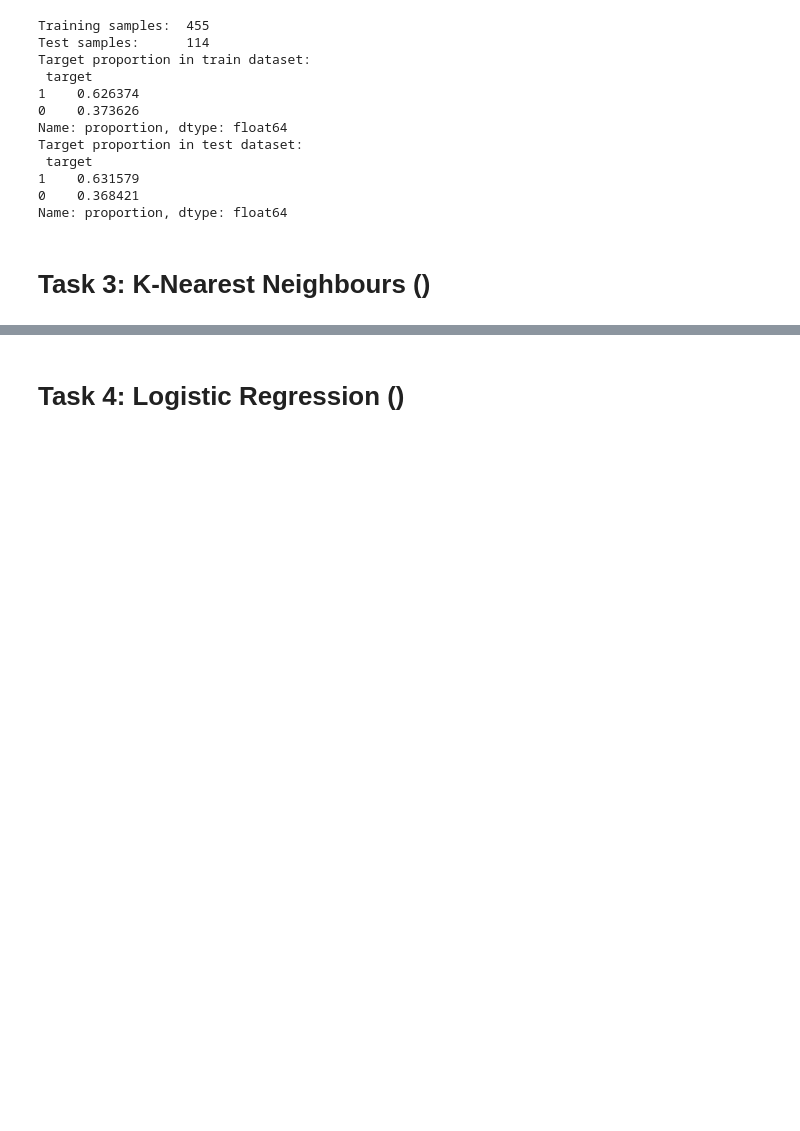
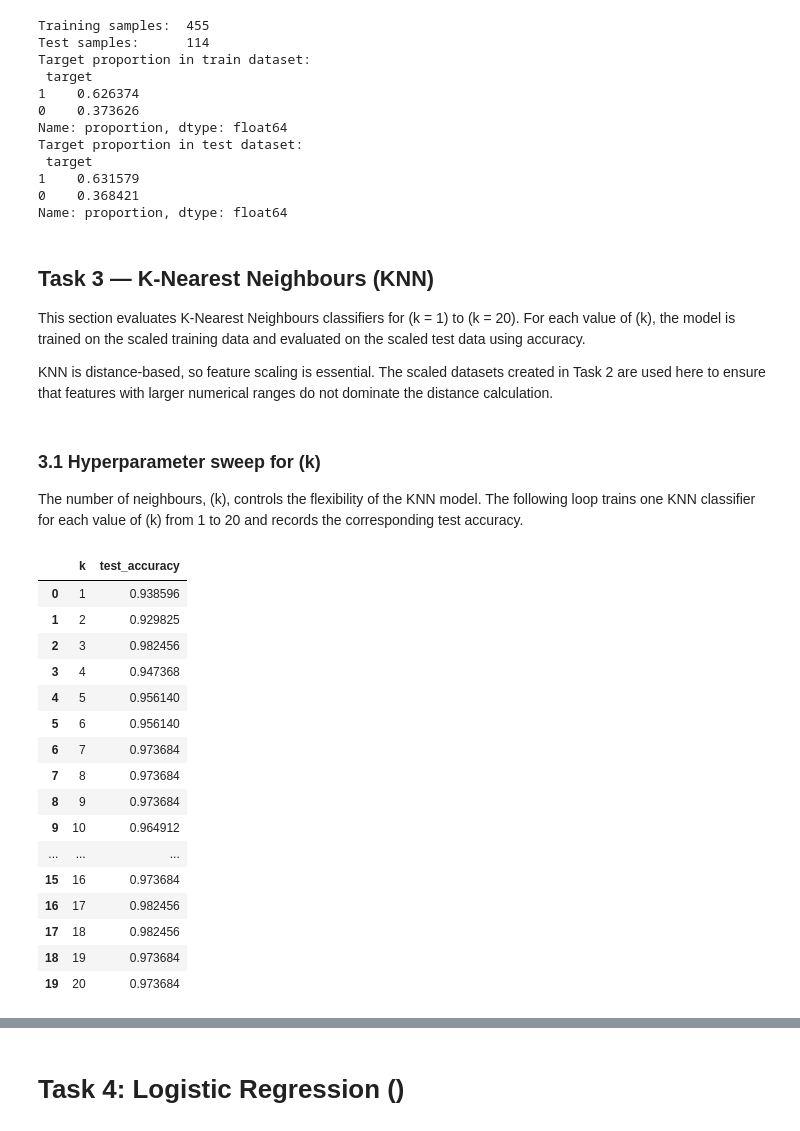
Before and after one commit to harasarahh/machine-learning-projects, a Jupyter notebook: SupervisedLearning/ML_assignment2.ipynb, the cells around one changed output, grey strips where cells are left out. Cells and saved outputs as stored; diff of their text form; code cells hidden in the pictures; blank space fills up the shorter version.

```diff
--- a/SupervisedLearning/ML_assignment2.ipynb
+++ b/SupervisedLearning/ML_assignment2.ipynb
@@ -217,4 +250,8 @@ Target proportion in test dataset:
 0    0.368421
 Name: proportion, dtype: float64
 # %% [markdown]
-# Task 3: K-Nearest Neighbours ()
+## Task 3 — K-Nearest Neighbours (KNN)
+
+This section evaluates K-Nearest Neighbours classifiers for \(k = 1\) to \(k = 20\). For each value of \(k\), the model is trained on the scaled training data and evaluated on the scaled test data using accuracy.
+
+KNN is distance-based, so feature scaling is essential. The scaled datasets created in Task 2 are used here to ensure that features with larger numerical ranges do not dominate the distance calculation.
@@ -220,0 +270,53 @@ Name: proportion, dtype: float64
+# %% [markdown]
+### 3.1 Hyperparameter sweep for \(k\)
+
+The number of neighbours, \(k\), controls the flexibility of the KNN model. The following loop trains one KNN classifier for each value of \(k\) from 1 to 20 and records the corresponding test accuracy.
+# %%
+# Define the range of k values required by the assignment
+k_values = range(1, 21)
+
+# Store test accuracy for each k
+knn_accuracies = []
+
+# Train and evaluate one KNN model for each k value
+for k in k_values:
+    # Create KNN classifier with the current number of neighbours
+    knn = KNeighborsClassifier(n_neighbors=k)
+
+    # Fit the model using the scaled training data
+    knn.fit(X_train_scaled, y_train)
+
+    # Predict labels for the scaled test data
+    y_pred = knn.predict(X_test_scaled)
+
+    # Calculate test accuracy
+    accuracy = accuracy_score(y_test, y_pred)
+
+    # Save the accuracy for later comparison
+    knn_accuracies.append(accuracy)
+
+# Store the results in a DataFrame for clear display
+knn_results = pd.DataFrame({
+    "k": list(k_values),
+    "test_accuracy": knn_accuracies
+})
+
+knn_results
+# %% [output]
+|  | k | test_accuracy |
+| 0 | 1 | 0.938596 |
+| 1 | 2 | 0.929825 |
+| 2 | 3 | 0.982456 |
+| 3 | 4 | 0.947368 |
+| 4 | 5 | 0.956140 |
+| 5 | 6 | 0.956140 |
+| 6 | 7 | 0.973684 |
+| 7 | 8 | 0.973684 |
+| 8 | 9 | 0.973684 |
+| 9 | 10 | 0.964912 |
+| ... | ... | ... |
+| 15 | 16 | 0.973684 |
+| 16 | 17 | 0.982456 |
+| 17 | 18 | 0.982456 |
+| 18 | 19 | 0.973684 |
+| 19 | 20 | 0.973684 |
```
Also changed, not shown: parts of 20 cells of this notebook.
